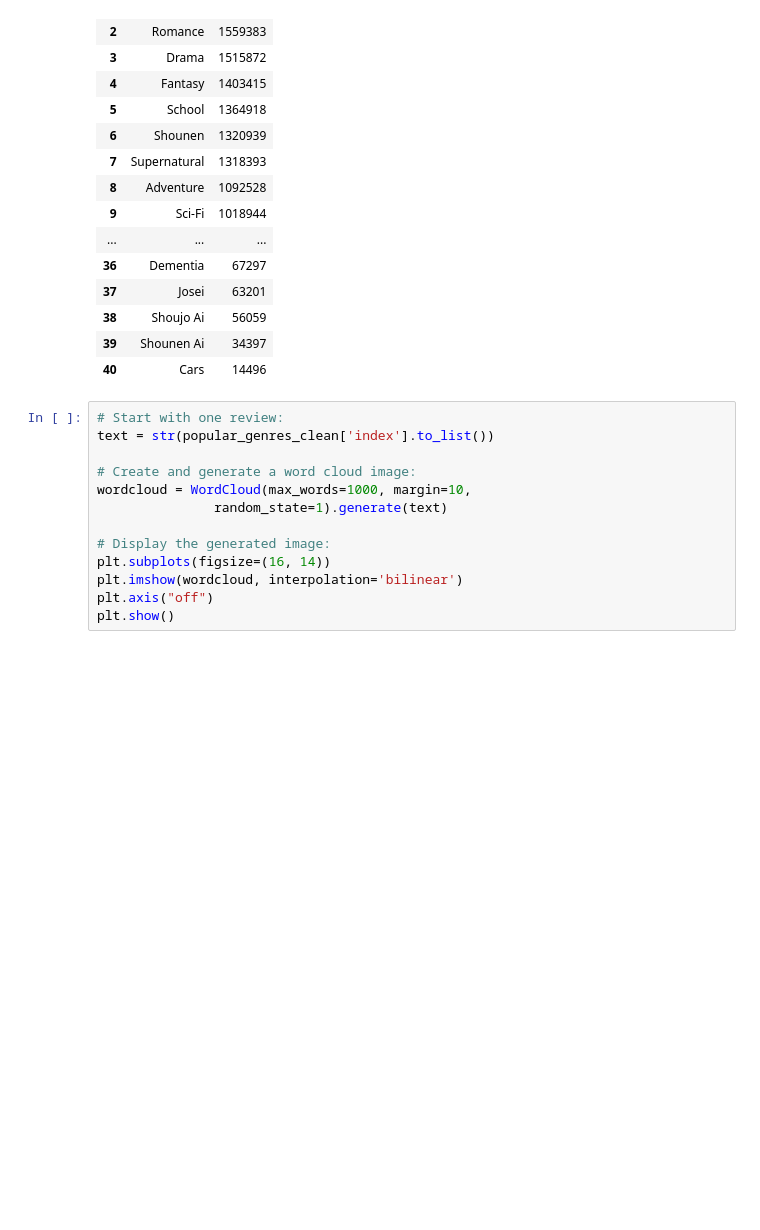
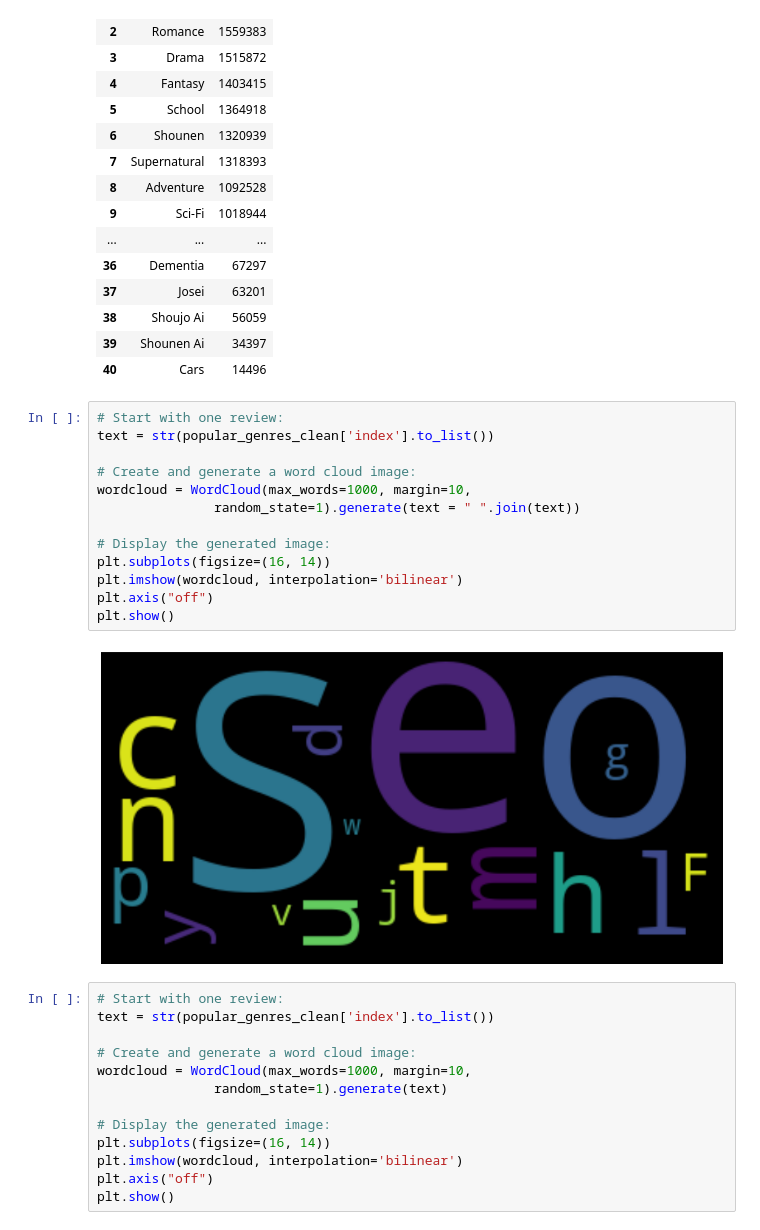
Before and after one commit to mijkami/Anime_Map, a Jupyter notebook: notebooks/Visualization_slides.ipynb, the cells around one changed output. Saved outputs shown, nothing was run; the diff lists cells and outputs as text; blank space fills up the shorter version.

```diff
--- a/notebooks/Visualization_slides.ipynb
+++ b/notebooks/Visualization_slides.ipynb
@@ -255,6 +255,21 @@ popular_genres_clean
 | 38 | Shoujo Ai | 56059 |
 | 39 | Shounen Ai | 34397 |
 | 40 | Cars | 14496 |
+# %%
+# Start with one review:
+text = str(popular_genres_clean['index'].to_list())
+
+# Create and generate a word cloud image:
+wordcloud = WordCloud(max_words=1000, margin=10,
+               random_state=1).generate(text = " ".join(text))
+
+# Display the generated image:
+plt.subplots(figsize=(16, 14))
+plt.imshow(wordcloud, interpolation='bilinear')
+plt.axis("off")
+plt.show()
+# %% [output]
+[figure, added]
 # %%
 # Start with one review:
 text = str(popular_genres_clean['index'].to_list())
```
Also changed, not shown: parts of 1 cell of this notebook.
